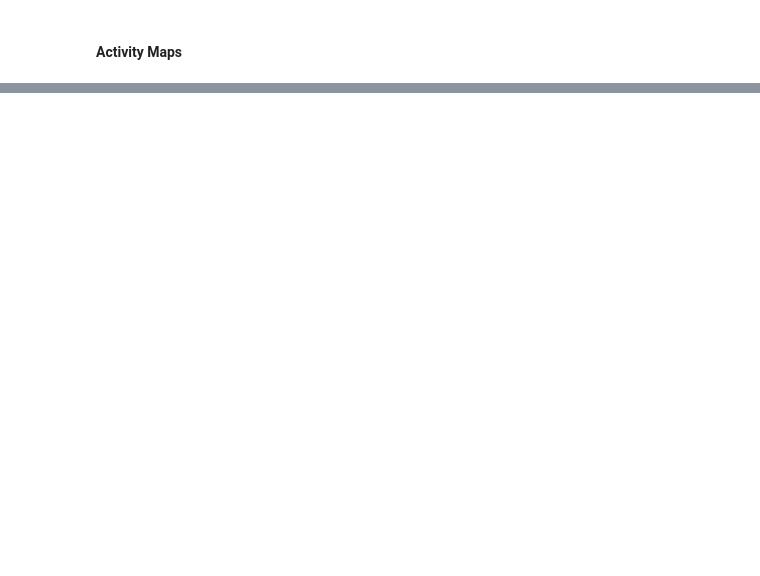
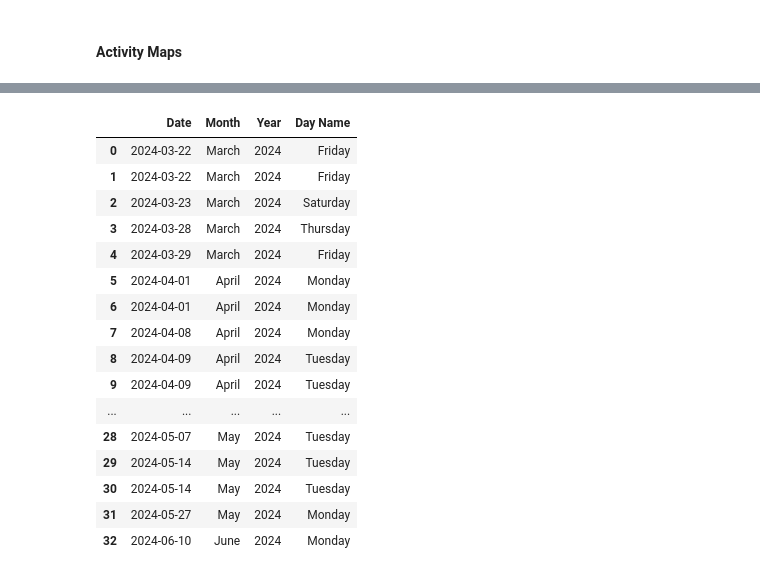
Before and after one commit to amith-vardhan99/udemy, a Jupyter notebook: 14 - TextWise - Unveiling Insights from WhatsApp Text with Heroku's Analytics/notebook.ipynb, the cells around one changed output, grey strips where cells are left out. Saved outputs shown, nothing was run; the diff lists cells and outputs as text; code cells hidden in the pictures; blank space fills up the shorter version.

```diff
--- a/14 - TextWise - Unveiling Insights from WhatsApp Text with Heroku's Analytics/notebook.ipynb
+++ b/14 - TextWise - Unveiling Insights from WhatsApp Text with Heroku's Analytics/notebook.ipynb
@@ -269,0 +273,20 @@ axr,axs = retrieve_activity_maps(df_no_groups,"Overall")
+# %%
+date_count
+# %% [output]
+|  | Date | Month | Year | Day Name |
+| 0 | 2024-03-22 | March | 2024 | Friday |
+| 1 | 2024-03-22 | March | 2024 | Friday |
+| 2 | 2024-03-23 | March | 2024 | Saturday |
+| 3 | 2024-03-28 | March | 2024 | Thursday |
+| 4 | 2024-03-29 | March | 2024 | Friday |
+| 5 | 2024-04-01 | April | 2024 | Monday |
+| 6 | 2024-04-01 | April | 2024 | Monday |
+| 7 | 2024-04-08 | April | 2024 | Monday |
+| 8 | 2024-04-09 | April | 2024 | Tuesday |
+| 9 | 2024-04-09 | April | 2024 | Tuesday |
+| ... | ... | ... | ... | ... |
+| 28 | 2024-05-07 | May | 2024 | Tuesday |
+| 29 | 2024-05-14 | May | 2024 | Tuesday |
+| 30 | 2024-05-14 | May | 2024 | Tuesday |
+| 31 | 2024-05-27 | May | 2024 | Monday |
+| 32 | 2024-06-10 | June | 2024 | Monday |
```
Also changed, not shown: parts of 10 cells of this notebook, 1 other file.
